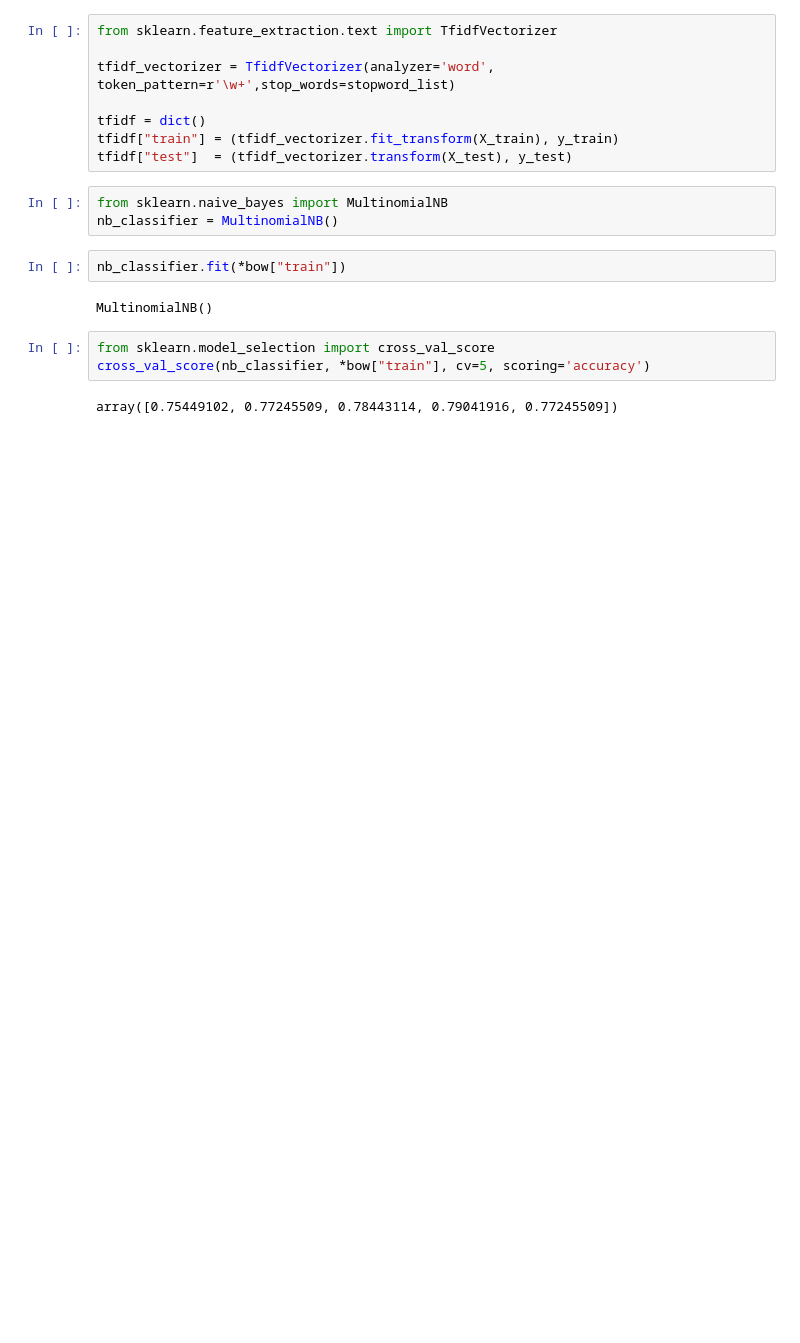
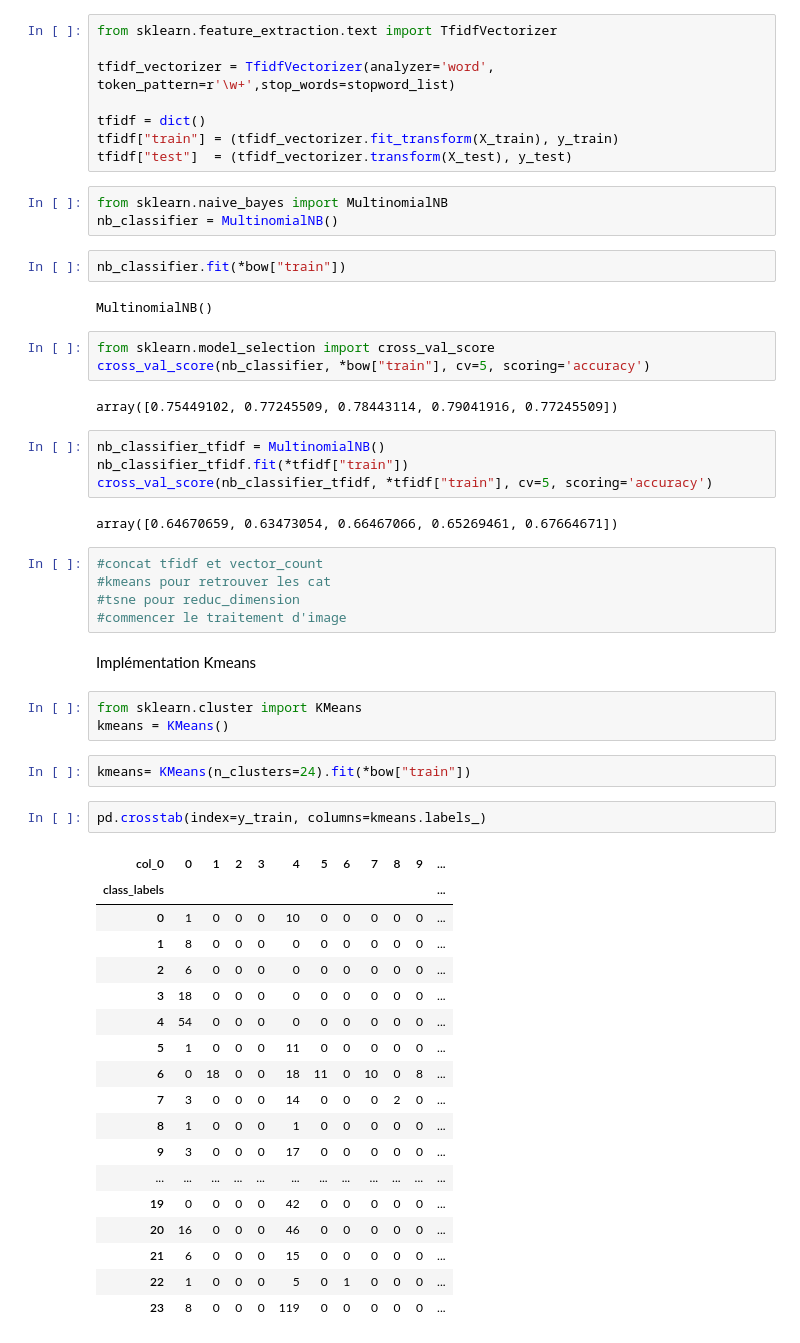
Before and after one commit to JeongJeong-code/P6_market_place, a Jupyter notebook: text_classificationV2.ipynb, the cells around one changed output. Drawn from its saved outputs; the diff is of its cells as text; blank space fills up the shorter version.

```diff
--- a/text_classificationV2.ipynb
+++ b/text_classificationV2.ipynb
@@ -138,3 +172,42 @@ from sklearn.model_selection import cross_val_score
 cross_val_score(nb_classifier, *bow["train"], cv=5, scoring='accuracy')
 # %% [output]
 array([0.75449102, 0.77245509, 0.78443114, 0.79041916, 0.77245509])
+# %%
+nb_classifier_tfidf = MultinomialNB()
+nb_classifier_tfidf.fit(*tfidf["train"])
+cross_val_score(nb_classifier_tfidf, *tfidf["train"], cv=5, scoring='accuracy')
+# %% [output]
+array([0.64670659, 0.63473054, 0.66467066, 0.65269461, 0.67664671])
+# %%
+#concat tfidf et vector_count
+#kmeans pour retrouver les cat
+#tsne pour reduc_dimension
+#commencer le traitement d'image
+# %% [markdown]
+Implémentation Kmeans
+# %%
+from sklearn.cluster import KMeans
+kmeans = KMeans()
+# %%
+kmeans= KMeans(n_clusters=24).fit(*bow["train"])
+# %%
+pd.crosstab(index=y_train, columns=kmeans.labels_)
+# %% [output]
+| col_0 | 0 | 1 | 2 | 3 | 4 | 5 | 6 | 7 | 8 | 9 | ... |
+| class_labels |  |  |  |  |  |  |  |  |  |  | ... |
+| 0 | 1 | 0 | 0 | 0 | 10 | 0 | 0 | 0 | 0 | 0 | ... |
+| 1 | 8 | 0 | 0 | 0 | 0 | 0 | 0 | 0 | 0 | 0 | ... |
+| 2 | 6 | 0 | 0 | 0 | 0 | 0 | 0 | 0 | 0 | 0 | ... |
+| 3 | 18 | 0 | 0 | 0 | 0 | 0 | 0 | 0 | 0 | 0 | ... |
+| 4 | 54 | 0 | 0 | 0 | 0 | 0 | 0 | 0 | 0 | 0 | ... |
+| 5 | 1 | 0 | 0 | 0 | 11 | 0 | 0 | 0 | 0 | 0 | ... |
+| 6 | 0 | 18 | 0 | 0 | 18 | 11 | 0 | 10 | 0 | 8 | ... |
+| 7 | 3 | 0 | 0 | 0 | 14 | 0 | 0 | 0 | 2 | 0 | ... |
+| 8 | 1 | 0 | 0 | 0 | 1 | 0 | 0 | 0 | 0 | 0 | ... |
+| 9 | 3 | 0 | 0 | 0 | 17 | 0 | 0 | 0 | 0 | 0 | ... |
+| ... | ... | ... | ... | ... | ... | ... | ... | ... | ... | ... | ... |
+| 19 | 0 | 0 | 0 | 0 | 42 | 0 | 0 | 0 | 0 | 0 | ... |
+| 20 | 16 | 0 | 0 | 0 | 46 | 0 | 0 | 0 | 0 | 0 | ... |
+| 21 | 6 | 0 | 0 | 0 | 15 | 0 | 0 | 0 | 0 | 0 | ... |
+| 22 | 1 | 0 | 0 | 0 | 5 | 0 | 1 | 0 | 0 | 0 | ... |
+| 23 | 8 | 0 | 0 | 0 | 119 | 0 | 0 | 0 | 0 | 0 | ... |
```
Also changed, not shown: parts of 8 cells of this notebook.
